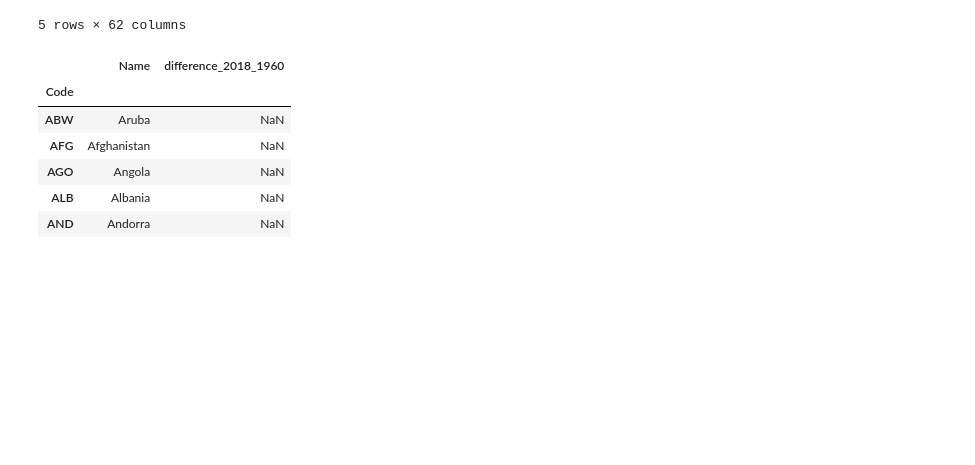
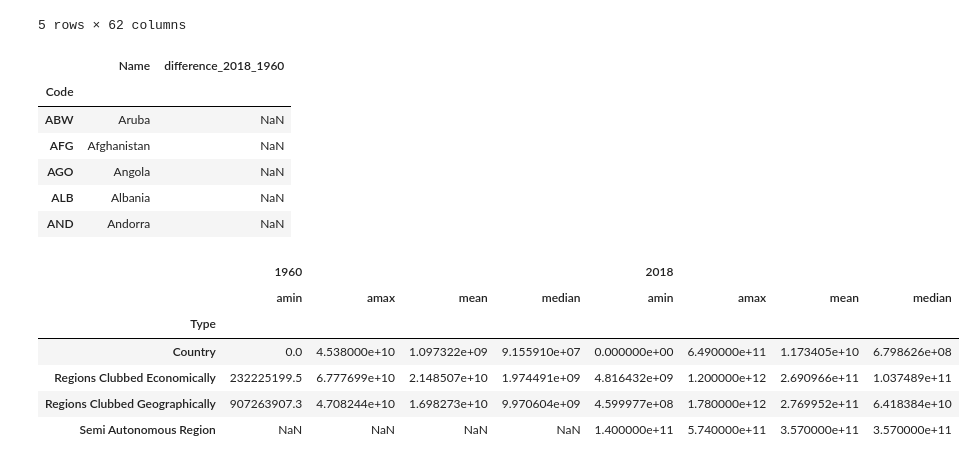
Before and after one commit to stijnverpoest/BRICS-economy, a Jupyter notebook: Military Spending World.ipynb, the cells around one changed output. Cells and saved outputs as stored; diff of their text form; code cells hidden in the pictures; blank space fills up the shorter version.

```diff
--- a/Military Spending World.ipynb
+++ b/Military Spending World.ipynb
@@ -80,3 +80,13 @@ df[["Name", "difference_2018_1960"]].head()
 | AGO | Angola | NaN |
 | ALB | Albania | NaN |
 | AND | Andorra | NaN |
+# %%
+df.groupby("Type")[["1960", "2018"]].agg([np.min, np.max, np.mean, np.median])
+# %% [output]
+|  | 1960 |  |  |  | 2018 |  |  |  |
+|  | amin | amax | mean | median | amin | amax | mean | median |
+| Type |  |  |  |  |  |  |  |  |
+| Country | 0.0 | 4.538000e+10 | 1.097322e+09 | 9.155910e+07 | 0.000000e+00 | 6.490000e+11 | 1.173405e+10 | 6.798626e+08 |
+| Regions Clubbed Economically | 232225199.5 | 6.777699e+10 | 2.148507e+10 | 1.974491e+09 | 4.816432e+09 | 1.200000e+12 | 2.690966e+11 | 1.037489e+11 |
+| Regions Clubbed Geographically | 907263907.3 | 4.708244e+10 | 1.698273e+10 | 9.970604e+09 | 4.599977e+08 | 1.780000e+12 | 2.769952e+11 | 6.418384e+10 |
+| Semi Autonomous Region | NaN | NaN | NaN | NaN | 1.400000e+11 | 5.740000e+11 | 3.570000e+11 | 3.570000e+11 |
```
Also changed, not shown: parts of 2 cells of this notebook.
